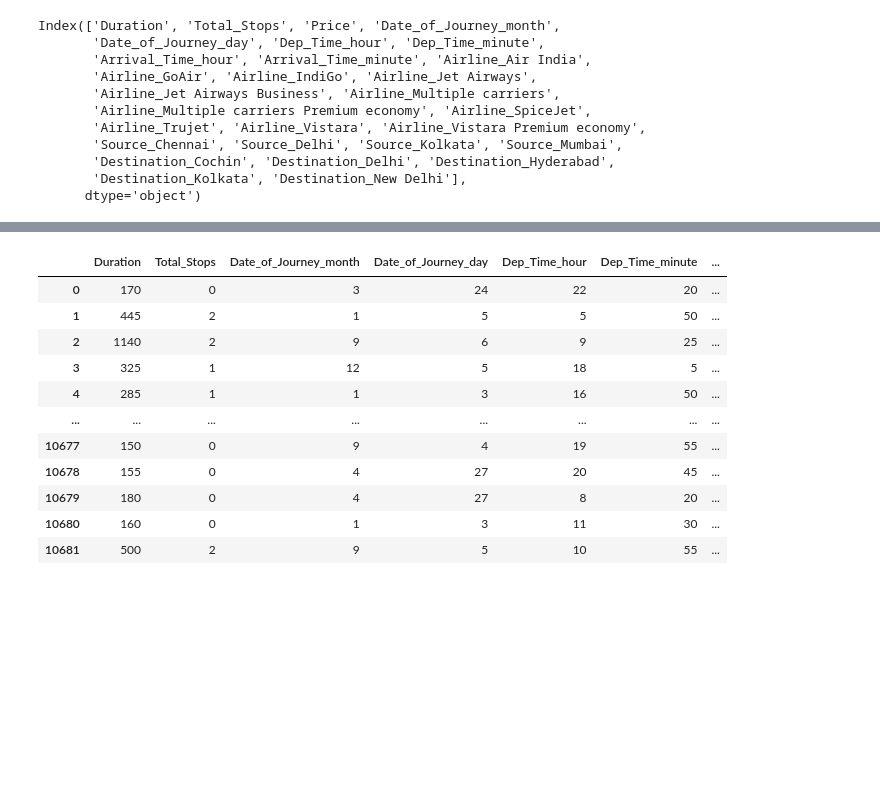
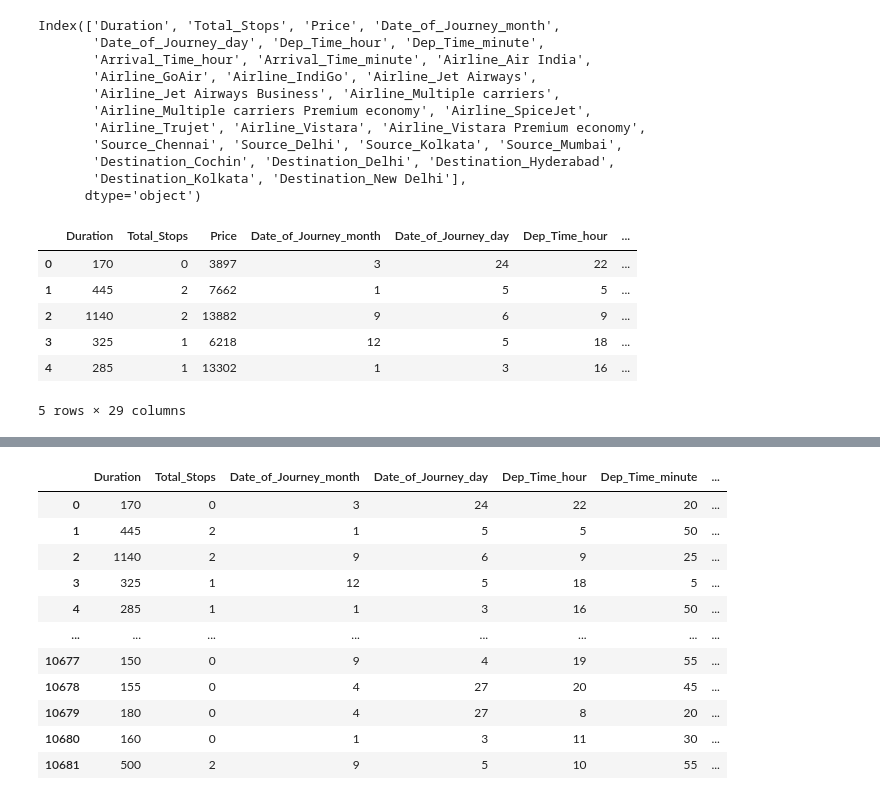
Before and after one commit to saquibmohiuddin/flight-fare-prediction, a Jupyter notebook: flight_fare.ipynb, the cells around one changed output, grey strips where cells are left out. Saved outputs shown, nothing was run; the diff lists cells and outputs as text; code cells hidden in the pictures; blank space fills up the shorter version.

```diff
--- a/flight_fare.ipynb
+++ b/flight_fare.ipynb
@@ -510,0 +564,10 @@ Index(['Duration', 'Total_Stops', 'Price', 'Date_of_Journey_month',
+# %%
+df.head()
+# %% [output]
+|  | Duration | Total_Stops | Price | Date_of_Journey_month | Date_of_Journey_day | Dep_Time_hour | ... |
+| 0 | 170 | 0 | 3897 | 3 | 24 | 22 | ... |
+| 1 | 445 | 2 | 7662 | 1 | 5 | 5 | ... |
+| 2 | 1140 | 2 | 13882 | 9 | 6 | 9 | ... |
+| 3 | 325 | 1 | 6218 | 12 | 5 | 18 | ... |
+| 4 | 285 | 1 | 13302 | 1 | 3 | 16 | ... |
+5 rows × 29 columns
```
Also changed, not shown: parts of 27 cells of this notebook, 1 other file.
